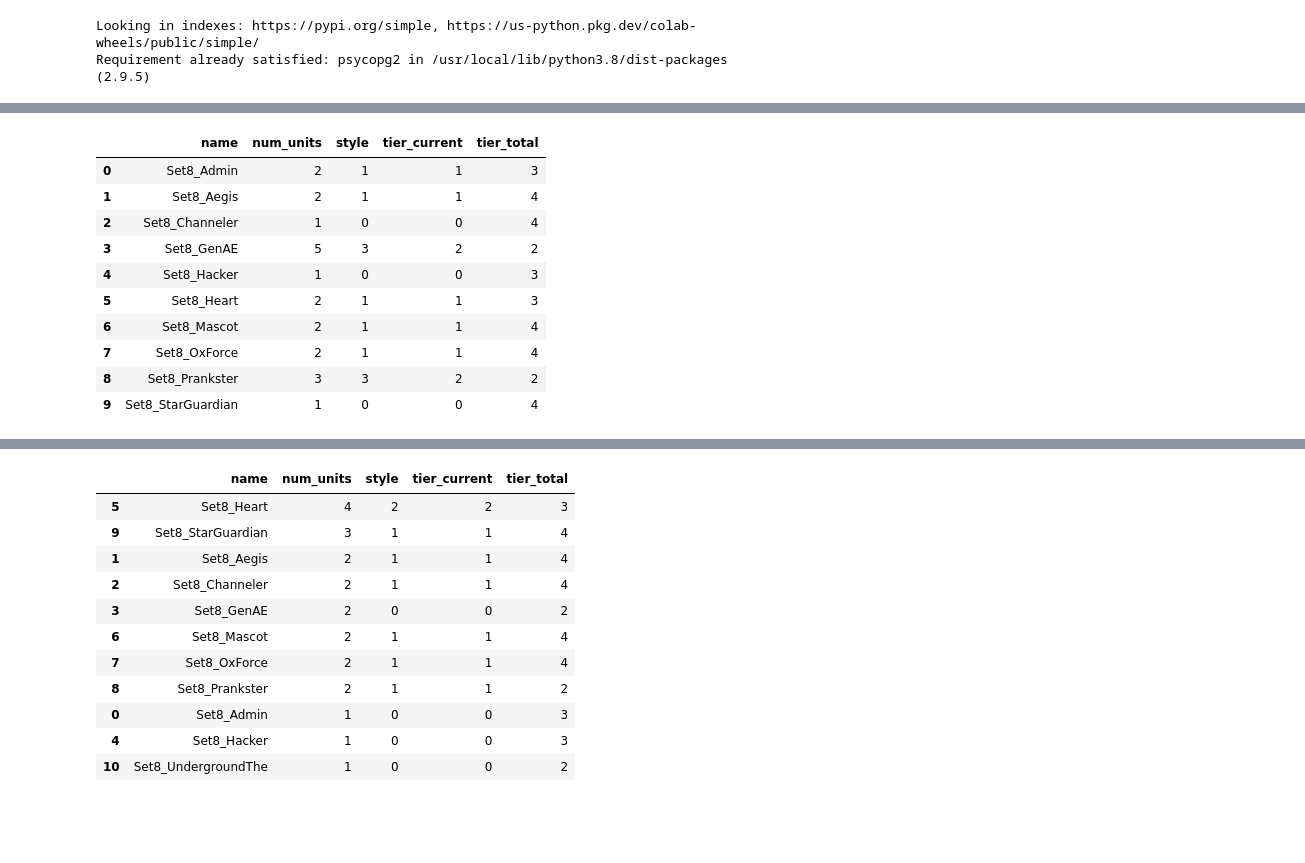
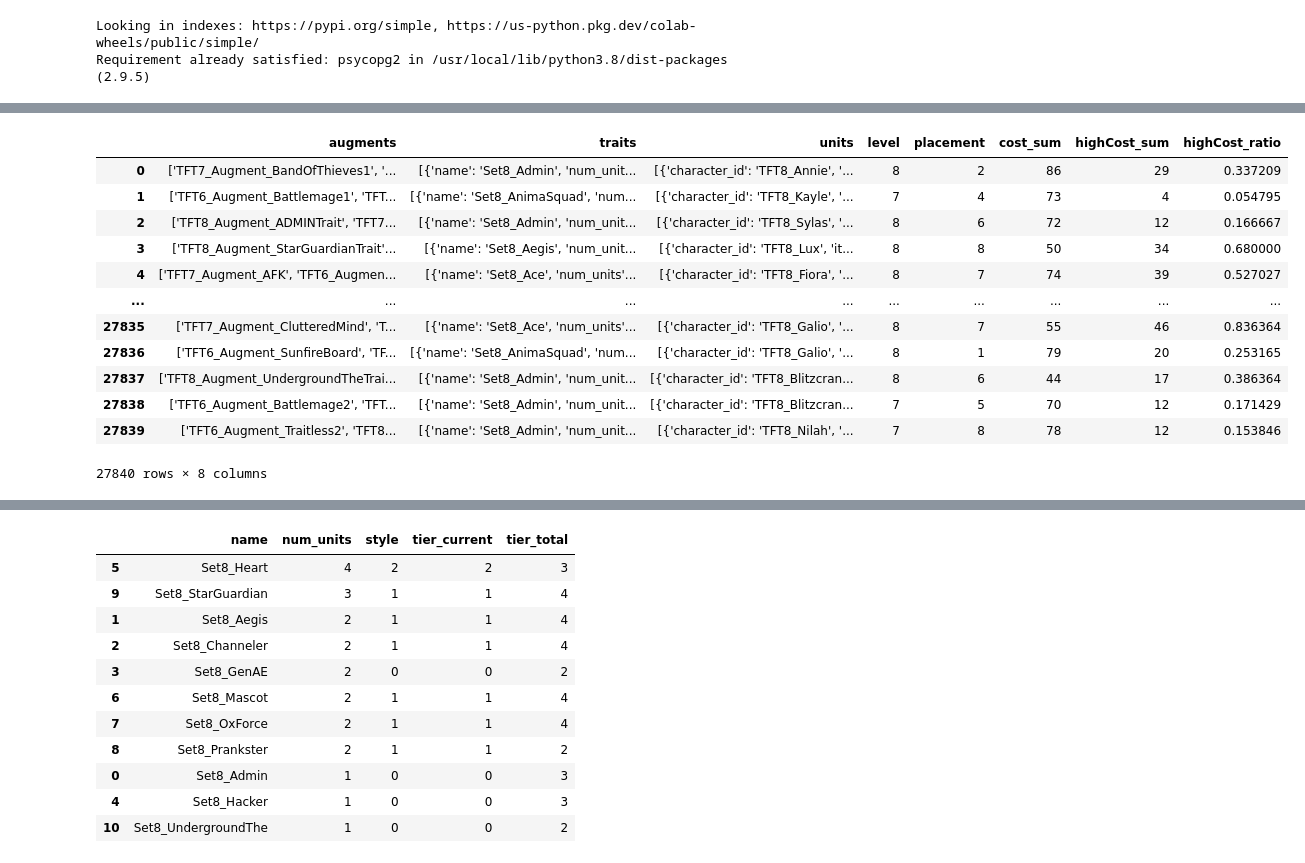
Before and after one commit to ysooch0819/Codestates-AIB-projects, a Jupyter notebook: S3Project_Day2.ipynb, the cells around one changed output, grey strips where cells are left out. Saved outputs shown, nothing was run; the diff lists cells and outputs as text; code cells hidden in the pictures; blank space fills up the shorter version.

```diff
--- a/S3Project_Day2.ipynb
+++ b/S3Project_Day2.ipynb
@@ -115,5 +92,3 @@ def add_cost_sum(df):
     units_df = units_df.reset_index(drop=True)
     df = df.merge(units_df, left_index=True, right_index=True)
     return df
-# %%
-chal_df = add_cost_sum(chal_df)
@@ -136,14 +95,17 @@ chal_df
-# %%
-pd.json_normalize(json.loads(df.iloc[16]['traits'].replace("'", '"')))
-# %% [output]
-|  | name | num_units | style | tier_current | tier_total |
-| 0 | Set8_Admin | 2 | 1 | 1 | 3 |
-| 1 | Set8_Aegis | 2 | 1 | 1 | 4 |
-| 2 | Set8_Channeler | 1 | 0 | 0 | 4 |
-| 3 | Set8_GenAE | 5 | 3 | 2 | 2 |
-| 4 | Set8_Hacker | 1 | 0 | 0 | 3 |
-| 5 | Set8_Heart | 2 | 1 | 1 | 3 |
-| 6 | Set8_Mascot | 2 | 1 | 1 | 4 |
-| 7 | Set8_OxForce | 2 | 1 | 1 | 4 |
-| 8 | Set8_Prankster | 3 | 3 | 2 | 2 |
-| 9 | Set8_StarGuardian | 1 | 0 | 0 | 4 |
+# %%
+df = chal_df.copy()
+df
+# %% [output]
+|  | augments | traits | units | level | placement | cost_sum | highCost_sum | highCost_ratio |
+| 0 | ['TFT7_Augment_BandOfThieves1', '... | [{'name': 'Set8_Admin', 'num_unit... | [{'character_id': 'TFT8_Annie', '... | 8 | 2 | 86 | 29 | 0.337209 |
+| 1 | ['TFT6_Augment_Battlemage1', 'TFT... | [{'name': 'Set8_AnimaSquad', 'num... | [{'character_id': 'TFT8_Kayle', '... | 7 | 4 | 73 | 4 | 0.054795 |
+| 2 | ['TFT8_Augment_ADMINTrait', 'TFT7... | [{'name': 'Set8_Admin', 'num_unit... | [{'character_id': 'TFT8_Sylas', '... | 8 | 6 | 72 | 12 | 0.166667 |
+| 3 | ['TFT8_Augment_StarGuardianTrait'... | [{'name': 'Set8_Aegis', 'num_unit... | [{'character_id': 'TFT8_Lux', 'it... | 8 | 8 | 50 | 34 | 0.680000 |
+| 4 | ['TFT7_Augment_AFK', 'TFT6_Augmen... | [{'name': 'Set8_Ace', 'num_units'... | [{'character_id': 'TFT8_Fiora', '... | 8 | 7 | 74 | 39 | 0.527027 |
+| ... | ... | ... | ... | ... | ... | ... | ... | ... |
+| 27835 | ['TFT7_Augment_ClutteredMind', 'T... | [{'name': 'Set8_Ace', 'num_units'... | [{'character_id': 'TFT8_Galio', '... | 8 | 7 | 55 | 46 | 0.836364 |
+| 27836 | ['TFT6_Augment_SunfireBoard', 'TF... | [{'name': 'Set8_AnimaSquad', 'num... | [{'character_id': 'TFT8_Galio', '... | 8 | 1 | 79 | 20 | 0.253165 |
+| 27837 | ['TFT8_Augment_UndergroundTheTrai... | [{'name': 'Set8_Admin', 'num_unit... | [{'character_id': 'TFT8_Blitzcran... | 8 | 6 | 44 | 17 | 0.386364 |
+| 27838 | ['TFT6_Augment_Battlemage2', 'TFT... | [{'name': 'Set8_Admin', 'num_unit... | [{'character_id': 'TFT8_Blitzcran... | 7 | 5 | 70 | 12 | 0.171429 |
+| 27839 | ['TFT6_Augment_Traitless2', 'TFT8... | [{'name': 'Set8_Admin', 'num_unit... | [{'character_id': 'TFT8_Nilah', '... | 7 | 8 | 78 | 12 | 0.153846 |
+27840 rows × 8 columns
```
Also changed, not shown: parts of 31 cells of this notebook.
